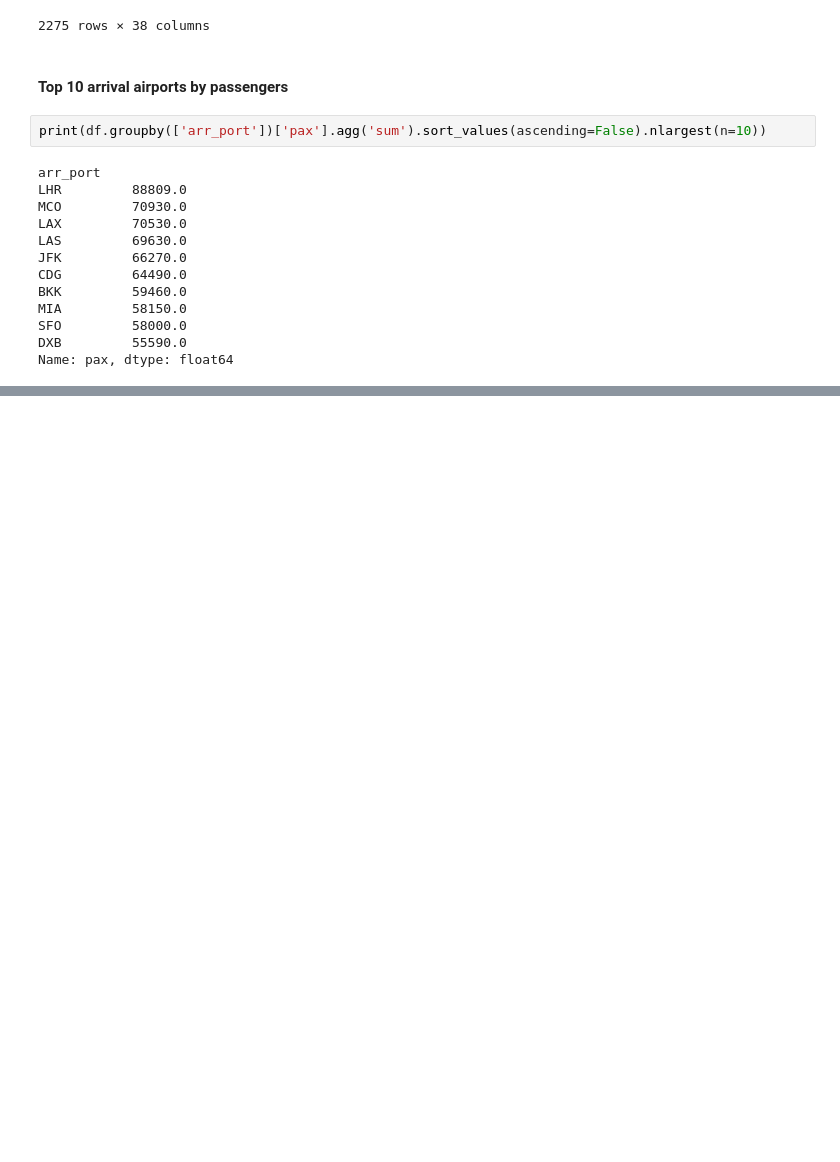
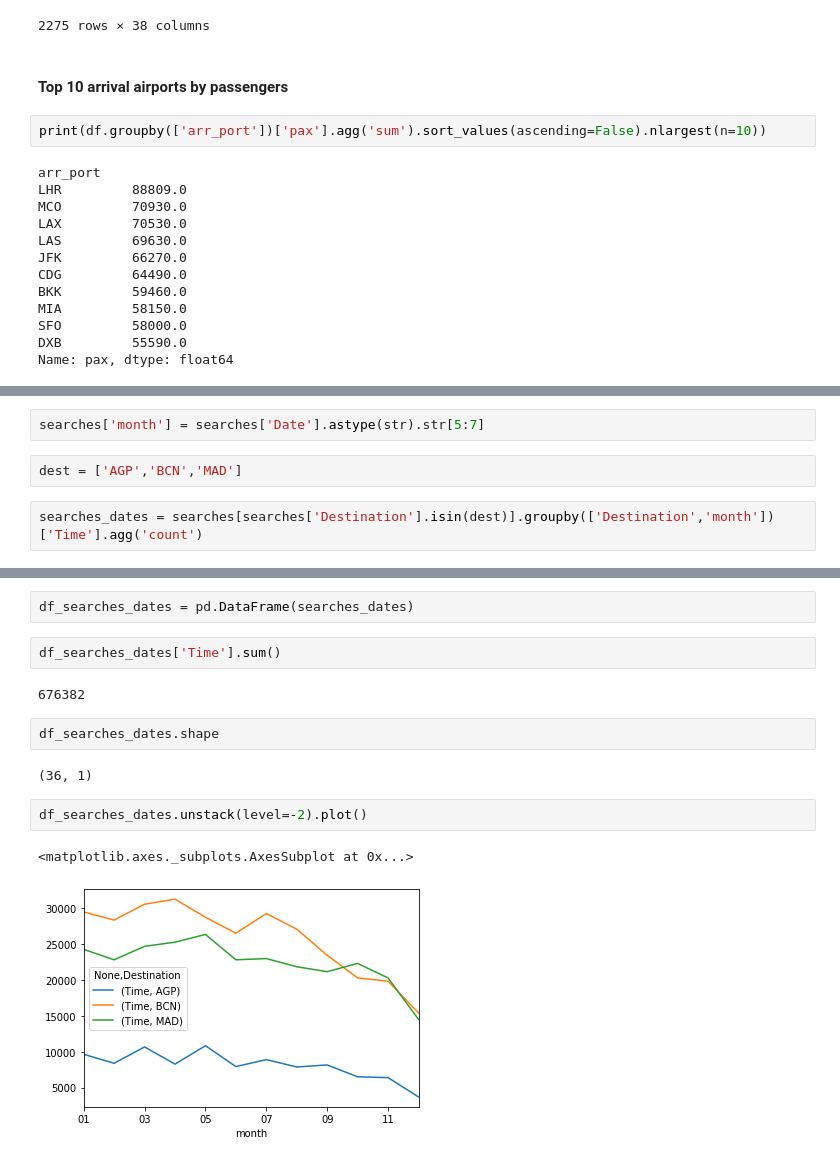
Before and after one commit to matozqui/python, a Jupyter notebook: AmadeusChallenge/Exercises.ipynb, the cells around one changed output, grey strips where cells are left out. Cells and saved outputs as stored; diff of their text form; blank space fills up the shorter version.

```diff
--- a/AmadeusChallenge/Exercises.ipynb
+++ b/AmadeusChallenge/Exercises.ipynb
@@ -81,0 +115,6 @@ Name: pax, dtype: float64
+# %%
+searches['month'] = searches['Date'].astype(str).str[5:7]
+# %%
+dest = ['AGP','BCN','MAD']
+# %%
+searches_dates = searches[searches['Destination'].isin(dest)].groupby(['Destination','month'])['Time'].agg('count')
@@ -81,0 +141,15 @@ Name: pax, dtype: float64
+# %%
+df_searches_dates = pd.DataFrame(searches_dates)
+# %%
+df_searches_dates['Time'].sum()
+# %% [output]
+676382
+# %%
+df_searches_dates.shape
+# %% [output]
+(36, 1)
+# %%
+df_searches_dates.unstack(level=-2).plot()
+# %% [output]
+<matplotlib.axes._subplots.AxesSubplot at 0x...>
+[figure, added]
```
Also changed, not shown: parts of 8 cells of this notebook.
